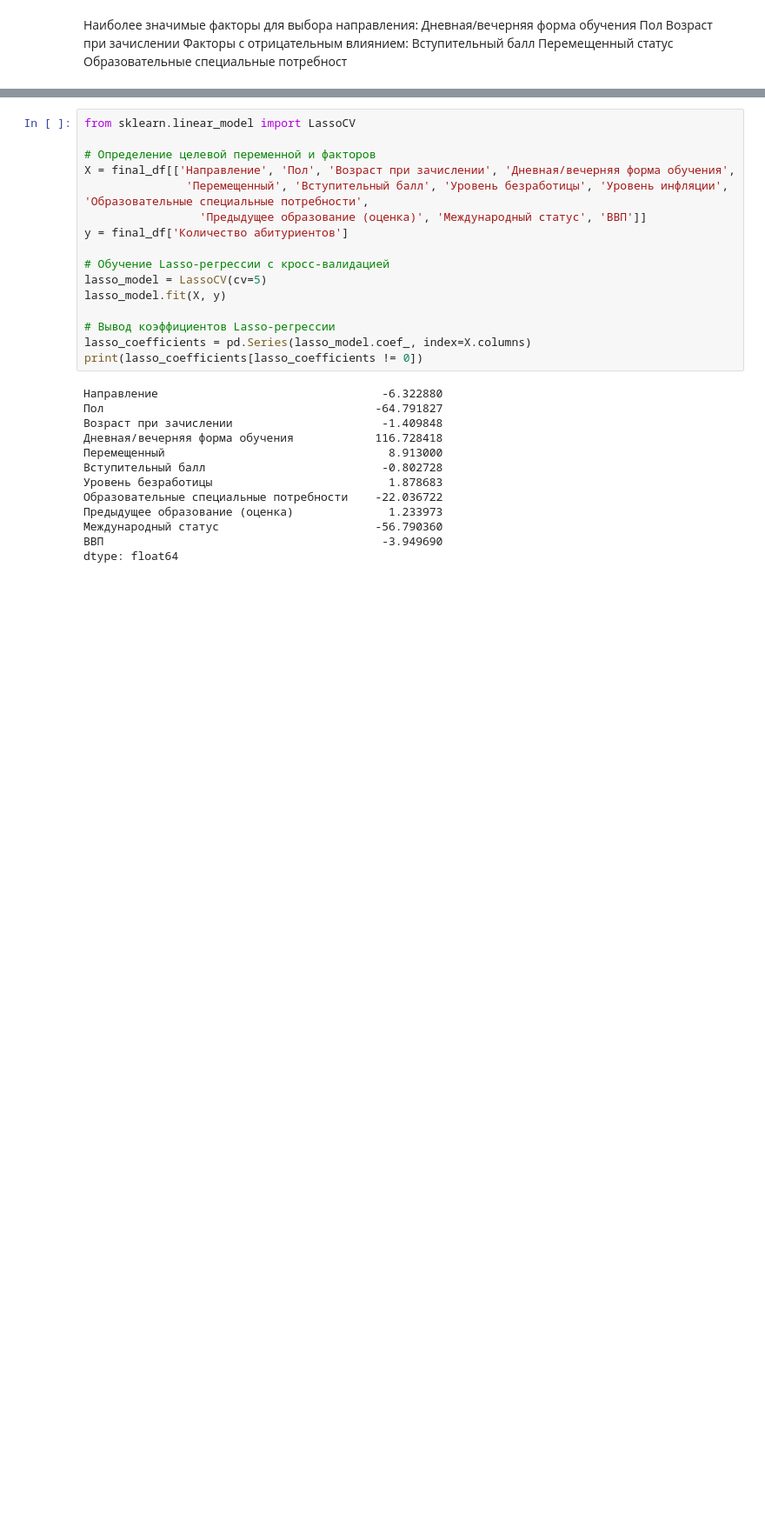
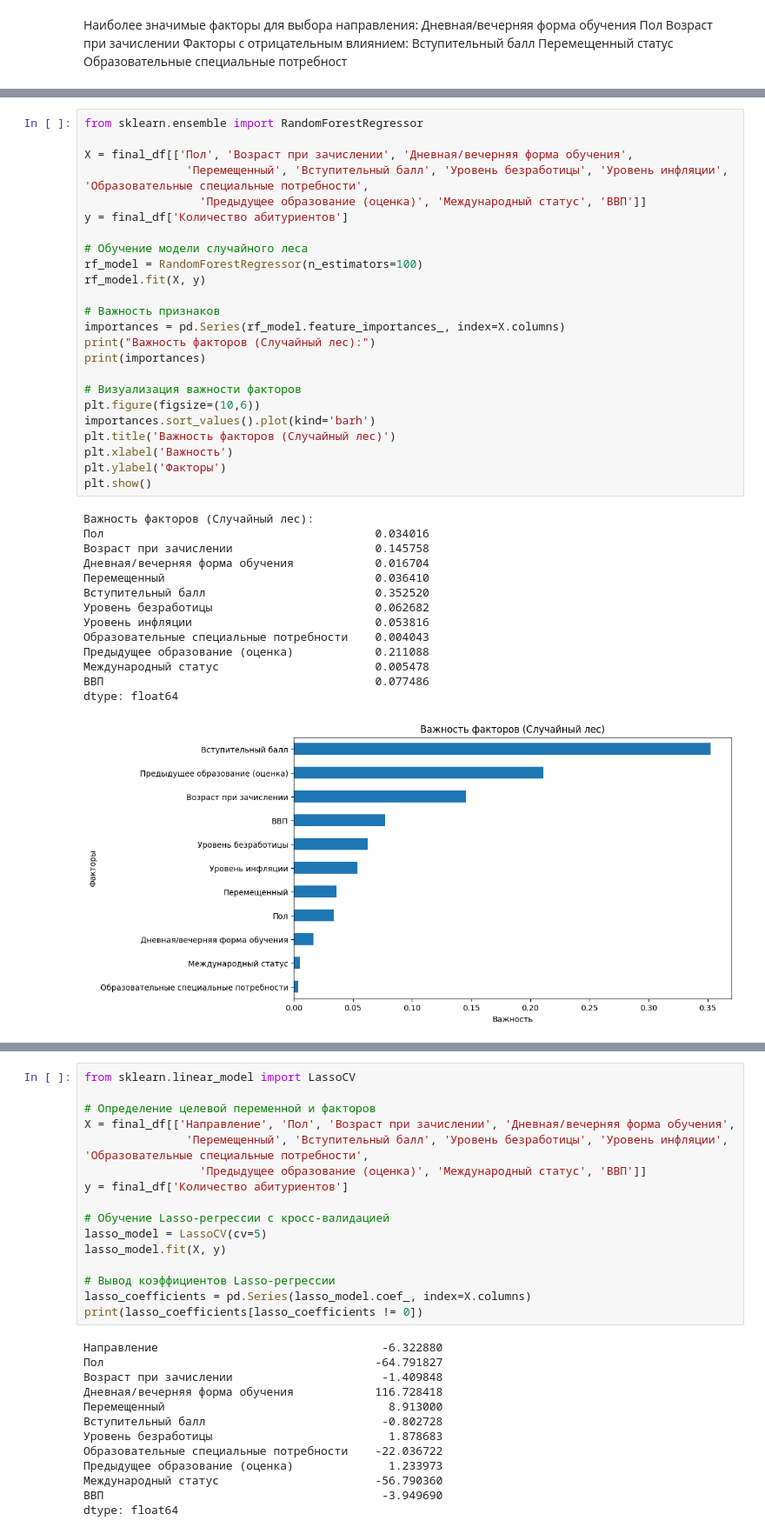
Before and after one commit to kristina-skoptsova/diplom, a Jupyter notebook: cleaned.ipynb, the cells around one changed output, grey strips where cells are left out. Shown at 87% size. Drawn from its saved outputs; the diff is of its cells as text; blank space fills up the shorter version.

```diff
--- a/cleaned.ipynb
+++ b/cleaned.ipynb
@@ -482,0 +491,39 @@ plt.show()
+# %%
+from sklearn.ensemble import RandomForestRegressor
+
+X = final_df[['Пол', 'Возраст при зачислении', 'Дневная/вечерняя форма обучения',
+               'Перемещенный', 'Вступительный балл', 'Уровень безработицы', 'Уровень инфляции', 'Образовательные специальные потребности',
+                 'Предыдущее образование (оценка)', 'Международный статус', 'ВВП']]
+y = final_df['Количество абитуриентов']
+
+# Обучение модели случайного леса
+rf_model = RandomForestRegressor(n_estimators=100)
+rf_model.fit(X, y)
+
+# Важность признаков
+importances = pd.Series(rf_model.feature_importances_, index=X.columns)
+print("Важность факторов (Случайный лес):")
+print(importances)
+
+# Визуализация важности факторов
+plt.figure(figsize=(10,6))
+importances.sort_values().plot(kind='barh')
+plt.title('Важность факторов (Случайный лес)')
+plt.xlabel('Важность')
+plt.ylabel('Факторы')
+plt.show()
+# %% [output]
+Важность факторов (Случайный лес):
+Пол                                        0.034016
+Возраст при зачислении                     0.145758
+Дневная/вечерняя форма обучения            0.016704
+Перемещенный                               0.036410
+Вступительный балл                         0.352520
+Уровень безработицы                        0.062682
+Уровень инфляции                           0.053816
+Образовательные специальные потребности    0.004043
+Предыдущее образование (оценка)            0.211088
+Международный статус                       0.005478
+ВВП                                        0.077486
+dtype: float64
+[figure, added]
```
Also changed, not shown: parts of 6 cells of this notebook, 1 other file.
